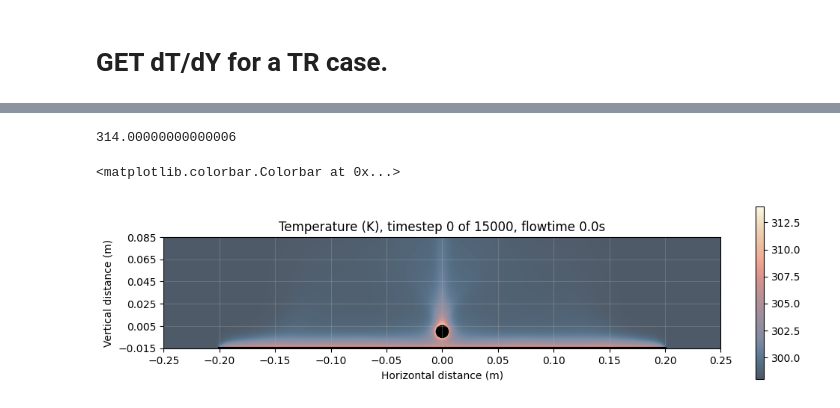
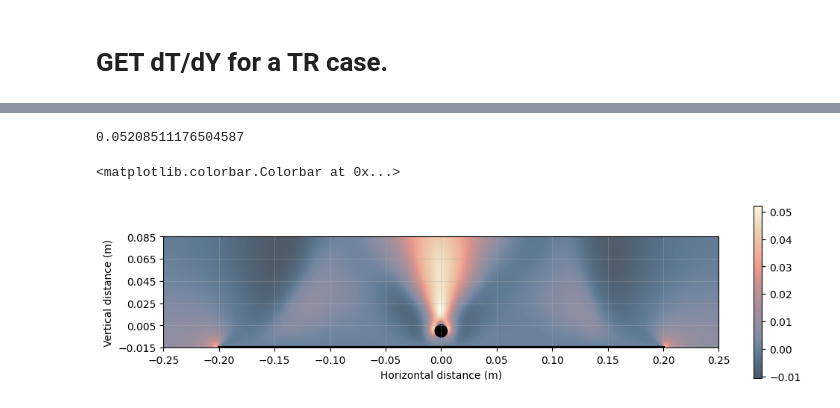
Before and after one commit to laurilano/lilahonours, a Jupyter notebook: WEEK11/DT_DY.ipynb, the cells around one changed output, grey strips where cells are left out. Drawn from its saved outputs; the diff is of its cells as text; code cells hidden in the pictures.

```diff
--- a/WEEK11/DT_DY.ipynb
+++ b/WEEK11/DT_DY.ipynb
@@ -45,9 +45,9 @@ data_files = [data_folder+f for f in os.listdir(data_folder) if f.endswith('.dat
 data_files = [f for f in data_files if "/._" not in f]
 
 def get_time(data_file):
-    return float(data_file.split(".")[0].split("-")[-1])  #My directories
+    #return float(data_file.split(".")[0].split("-")[-1])  #My directories
     #return float(data_file.split(".")[1].split("-"))  #works with the main KC directory + Grace's
-    #return float(data_file.split(".")[1].split("-")[-1])
+    return float(data_file.split(".")[1].split("-")[-1])
 
 data_files = sorted(data_files, key=get_time)
 print(len(data_files))
@@ -86,17 +86,19 @@ def get_T(node_x, node_y, data_file):
 
     # Read temperature and velocity data from the HDF5 file
     with h5py.File(data_file, 'r') as f:
-        T = f['/results/1.post/mixture/nodes/Static Temperature/1'][:]
+        #T = f['/results/1.post/mixture/nodes/Static Temperature/1'][:]
         #U = f['/results/1.post/mixture/nodes/X Velocity/1'][:]
-        #V = f['/results/1.post/mixture/nodes/Y Velocity/1'][:]
+        V = f['/results/1.post/mixture/nodes/Y Velocity/1'][:]
 
         a = f['/settings/Common/'][:]
         flowtime = float(a[0].split()[17].decode('utf-8').split('"')[1])
         timestep = float(a[0].split()[14].decode('utf-8').split('"')[1])
 
 
-        return flowtime, timestep, T
+        return flowtime, timestep, V
 # %%
-timestep = 7000
-fname = os.path.join(data_folder, data_files[timestep])
-_,_,Tvals = get_T(node_x, node_y, data_file=fname)
+print(data_files[3999])
+print(data_files[-1001])
+
+print(data_files[0])
+use_h5 = False
@@ -103,10 +109,11 @@ _,_,Tvals = get_T(node_x, node_y, data_file=fname)
 # %%
-if os.path.isfile(data_folder+"average_temp.h5"):
-    with h5py.File(data_folder+"average_temp.h5", 'r') as f:
-        SI = f['T'][:]
-        xpos = f['node_x'][:]
-        ypos = f['node_y'][:]
-        plt.imshow(temps)
+if use_h5:
+    if os.path.isfile(data_folder+"average_temp.h5"):
+        with h5py.File(data_folder+"average_temp.h5", 'r') as f:
+            SI = f['T'][:]
+            xpos = f['node_x'][:]
+            ypos = f['node_y'][:]
+        plt.imshow(SI)
 else:
     from joblib import Parallel, delayed
     %env PYTHONWARNINGS=ignore::UserWarning
@@ -115,7 +122,7 @@ else:
     SIs = Parallel(n_jobs=-1, backend='threading', verbose=1) \
     (delayed(get_T) \
      (node_x, node_y, data_file
-     ) for data_file in data_files)
+     ) for data_file in data_files[0:10000])
 
     SIs_dat = np.array(SIs, dtype=object)
     all_Ts = SIs_dat[:,2]
@@ -147,7 +154,7 @@ else:
 
     print(f"Elapsed time: {elapsed_time:.6f} seconds")
 
-    with h5py.File(data_folder+'average_temp.h5', 'w') as f:
+    with h5py.File('/Users/lila0720/lilahonours/AVERAGECONTOURS/V/Tr{}.h5'.format(Tr), 'w') as f:
         f.create_dataset('T', data=SI)
         f.create_dataset('node_x', data=xgrid)
         f.create_dataset('node_y', data=ygrid)
@@ -157,36 +183,36 @@ else:
 # Proof that they are mapped properly
 fig, ax = plt.subplots(figsize=(12,3))
 p_ = ax.imshow(SI, extent=[XMIN, XMAX, YMIN, YMAX], alpha=0.7, cmap=cm.lipari) #cmap='Greys')
-ax.set_title("Temperature (K), timestep {} of {}, flowtime {}s".format(timestep, len(data_files), timestep*0.05*2))
+
 print(SI.max())
 plt.plot(np.arange(-0.2, 0.21, 0.01), np.ones((np.arange(-0.2, 0.21, 0.01).shape))*-0.015, color='k', linewidth=3)
 plt.ylim([-0.015, 0.085])
 plt.xlim([-0.25, 0.25])
 plt.gca().set_aspect('equal')
 
 # Manually set x ticks and labels
 x_ticks = np.arange(-0.25, 0.26, 0.05)
 x_labels = ['Zero', 'One', 'Two', 'Three']
 ax.set_xticks(x_ticks)
 # Manually set y ticks and labels
 y_ticks = np.arange(-0.015, 0.086, 0.02)
 y_labels = ['Zero', 'Three', 'Six', 'Nine']
 ax.set_yticks(y_ticks)
 
 circle = patches.Circle((0,0), radius=0.005, edgecolor='k', facecolor='k', linewidth=2)
 
 plt.grid(alpha=0.3)
 plt.xlabel("Horizontal distance (m)")
 plt.ylabel("Vertical distance (m)")
 
 # Add the circle to the axis
 ax.add_patch(circle)
 
 plt.colorbar(p_)
 # %% [output]
-314.00000000000006
+0.05208511176504587
 <matplotlib.colorbar.Colorbar at 0x...>
-[figure, old version]
+[figure, new version]
 # %%
 def get_Qavg(SI):
 
```
Also changed, not shown: parts of 6 cells of this notebook, 5 other files.
